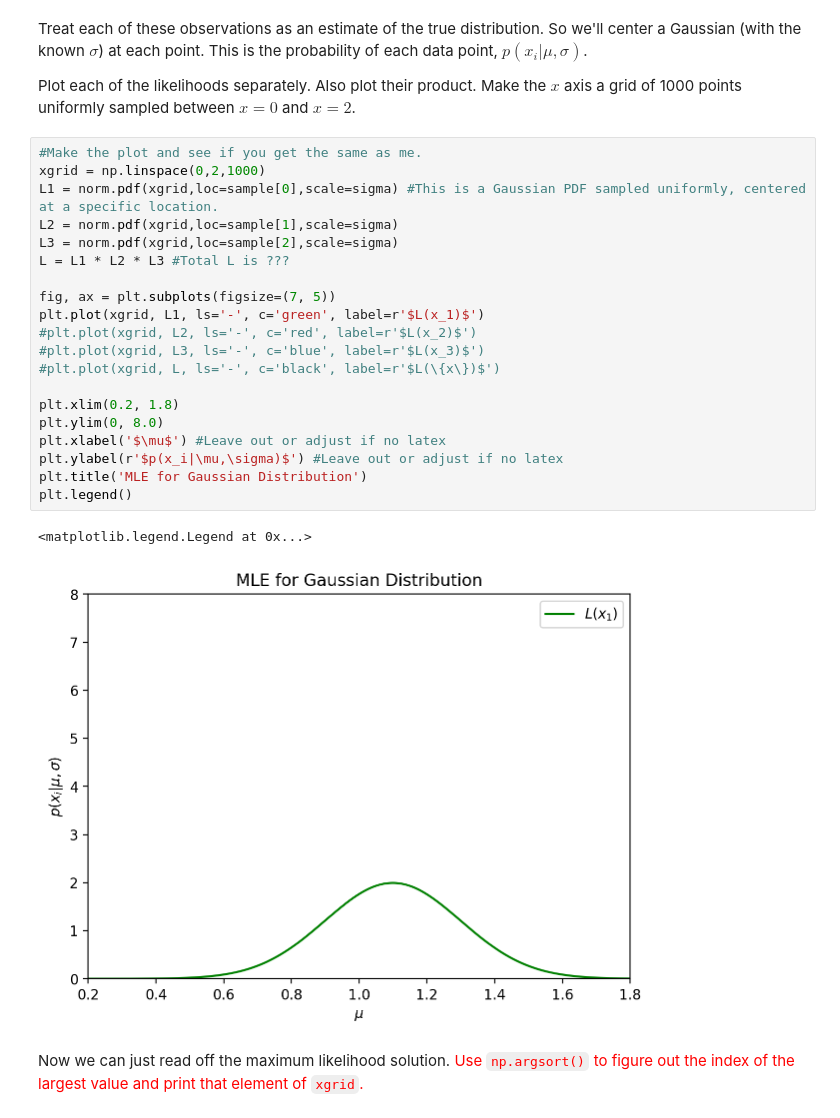
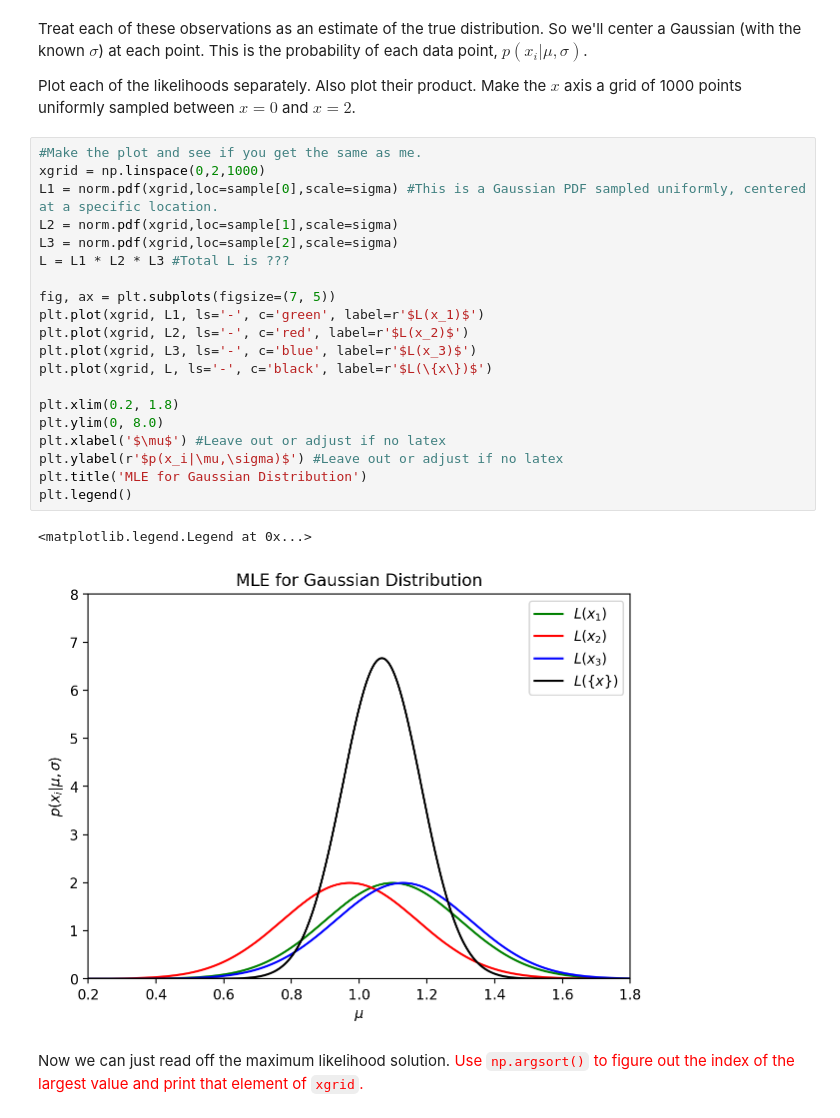
Before and after one commit to R-bna/sci-comp-ii-fall24, a Jupyter notebook: Working/Lecture_5_maxlike.ipynb, the cells around one changed output. Drawn from its saved outputs; the diff is of its cells as text.

```diff
--- a/Working/Lecture_5_maxlike.ipynb
+++ b/Working/Lecture_5_maxlike.ipynb
@@ -340,26 +340,26 @@ Plot each of the likelihoods separately.  Also plot their product. Make the $x$
 # %%
 #Make the plot and see if you get the same as me.
 xgrid = np.linspace(0,2,1000)
 L1 = norm.pdf(xgrid,loc=sample[0],scale=sigma) #This is a Gaussian PDF sampled uniformly, centered at a specific location.
 L2 = norm.pdf(xgrid,loc=sample[1],scale=sigma)
 L3 = norm.pdf(xgrid,loc=sample[2],scale=sigma)
 L = L1 * L2 * L3 #Total L is ???
 
 fig, ax = plt.subplots(figsize=(7, 5))
 plt.plot(xgrid, L1, ls='-', c='green', label=r'$L(x_1)$')
-#plt.plot(xgrid, L2, ls='-', c='red', label=r'$L(x_2)$')
-#plt.plot(xgrid, L3, ls='-', c='blue', label=r'$L(x_3)$')
-#plt.plot(xgrid, L, ls='-', c='black', label=r'$L(\{x\})$')
+plt.plot(xgrid, L2, ls='-', c='red', label=r'$L(x_2)$')
+plt.plot(xgrid, L3, ls='-', c='blue', label=r'$L(x_3)$')
+plt.plot(xgrid, L, ls='-', c='black', label=r'$L(\{x\})$')
 
 plt.xlim(0.2, 1.8)
 plt.ylim(0, 8.0)
 plt.xlabel('$\mu$') #Leave out or adjust if no latex
 plt.ylabel(r'$p(x_i|\mu,\sigma)$') #Leave out or adjust if no latex
 plt.title('MLE for Gaussian Distribution')
 plt.legend()
 # %% [output]
 <matplotlib.legend.Legend at 0x...>
-[figure, old version]
+[figure, new version]
 # %% [markdown]
 Now we can just read off the maximum likelihood solution.  <font color='red'>Use `np.argsort()` to figure out the index of the largest value and print that element of `xgrid`.</font>
 # %%
```
Also changed, not shown: parts of 4 cells of this notebook.
